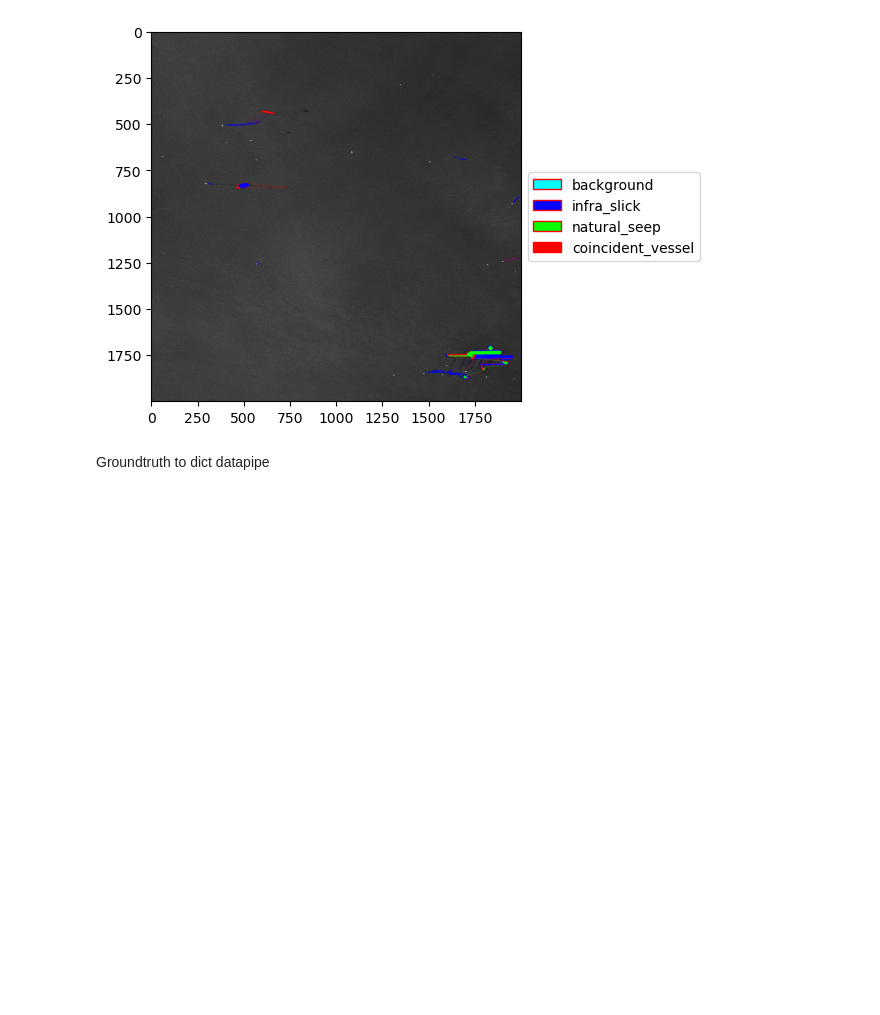
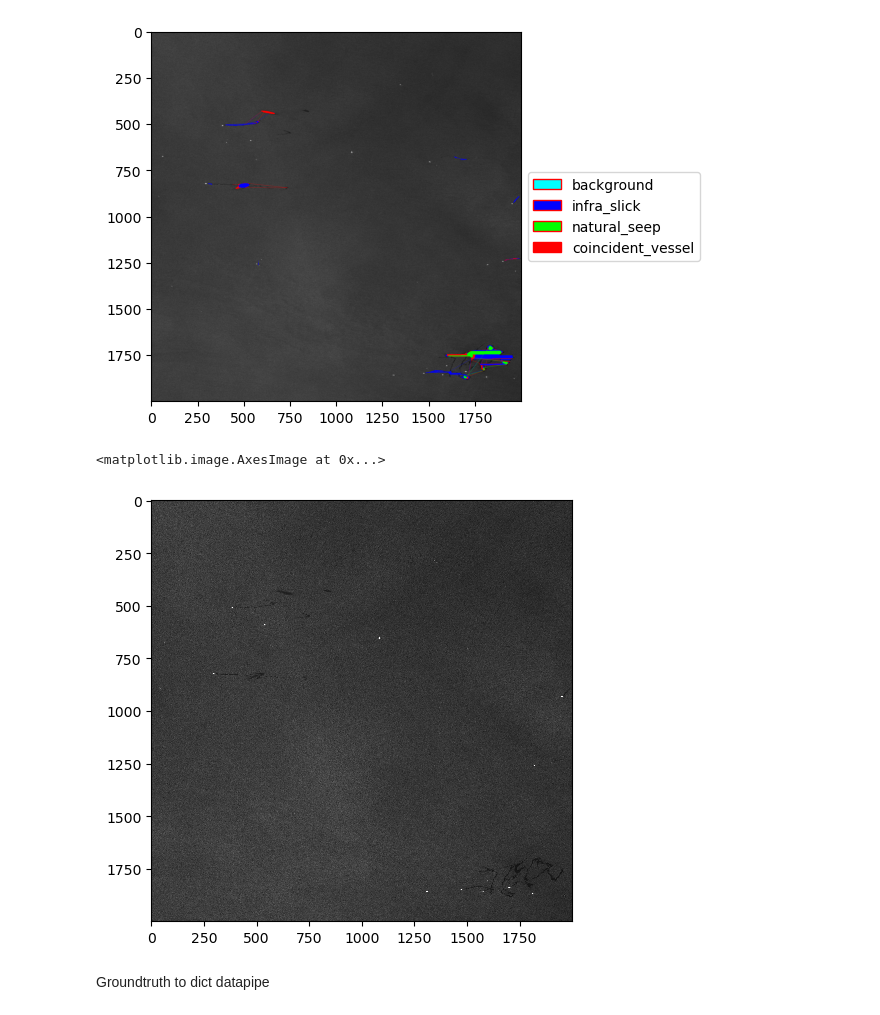
Before and after one commit to developmentseed/slickformer, a Jupyter notebook: notebooks/evaluation_mrcnn.ipynb, the cells around one changed output. Cells and saved outputs as stored; diff of their text form; code cells hidden in the pictures; blank space fills up the shorter version.

```diff
--- a/notebooks/evaluation_mrcnn.ipynb
+++ b/notebooks/evaluation_mrcnn.ipynb
@@ -204,5 +169,10 @@ plot.plot_instance_masks(x[0][0], pred_dict_thresholded['masks'], pred_dict['lab
 # %% [output]
 [figure]
+# %%
+skio.imshow(x['image'][0].numpy())
+# %% [output]
+<matplotlib.image.AxesImage at 0x...>
+[figure, added]
 # %% [markdown]
 Groundtruth to dict datapipe
 # %%
```
Also changed, not shown: parts of 18 cells of this notebook, 3 other files.
